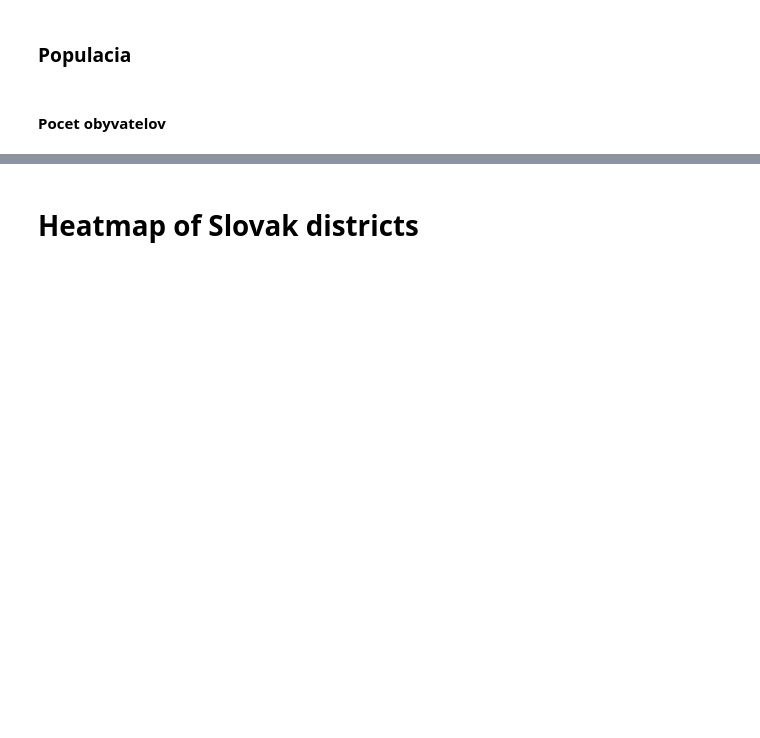
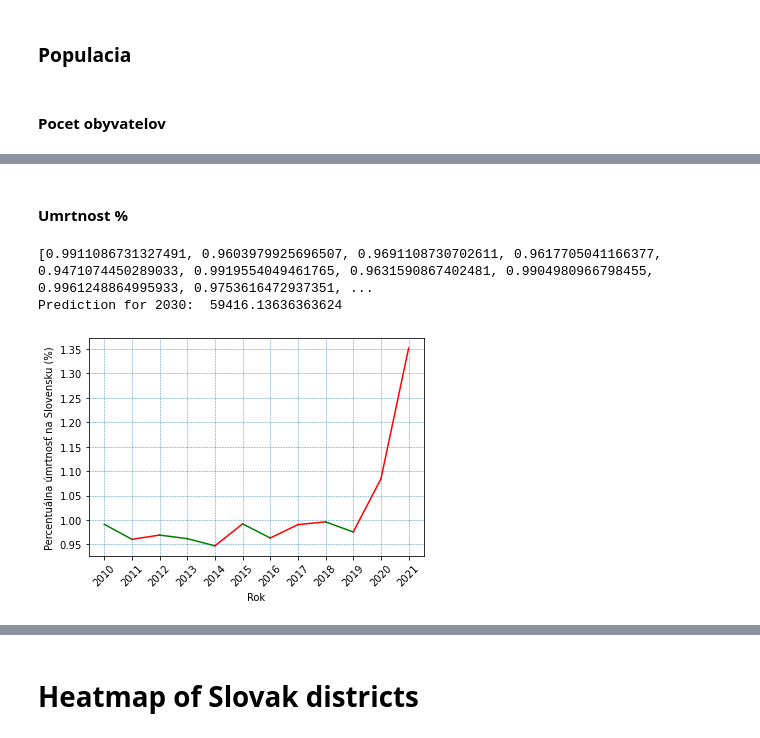
Before and after one commit to samuel-soltys/slovak-analysis, a Jupyter notebook: workbook.ipynb, the cells around one changed output, grey strips where cells are left out. Drawn from its saved outputs; the diff is of its cells as text; code cells hidden in the pictures; blank space fills up the shorter version.

```diff
--- a/workbook.ipynb
+++ b/workbook.ipynb
@@ -239,0 +313,36 @@ plt.savefig("priemerna_zamestnanost_v_case.png", transparent=True, dpi=300)
+# %% [markdown]
+#### Umrtnost %
+# %%
+years_range = range(2010,2022)
+
+# percento zamestnanych vsetkych okresov v case
+umrtnost_na_pocet_obyvatelov_total = []
+zomreti_total = []
+for year in range(2010,2022):
+    umrtnost_na_pocet_obyvatelov_total.append((sum(years[year]["zomreti"])/sum(years[year]["pocet_obyvatelov"])) * 100)
+    zomreti_total.append(sum(years[year]["zomreti"]))
+fig, ax = plt.subplots()
+
+for x1, x2, y1,y2 in zip(years_range, years_range[1:], umrtnost_na_pocet_obyvatelov_total, umrtnost_na_pocet_obyvatelov_total[1:]):
+    if y1 > y2:
+        plt.plot([x1, x2], [y1, y2], 'g')
+    elif y1 < y2:
+        plt.plot([x1, x2], [y1, y2], 'r')
+    else:
+        plt.plot([x1, x2], [y1, y2], 'b')
+print(umrtnost_na_pocet_obyvatelov_total)
+plt.xlabel("Rok")
+plt.ylabel("Percentuálna úmrtnosť na Slovensku (%)")
+plt.xticks(np.arange(2010, 2022, 1.0), rotation=45)
+plt.grid(color = '#458EBC', linestyle = '--', linewidth = 0.5)
+ax.ticklabel_format(style='plain')
+# make a predition for x=2030 year from list y=zomreti_total and x=years_range (not the umrtnost_na_pocet_obyvatelov_total)
+# print(zomreti_total)
+# print(zomreti_total[:-2])
+print("Prediction for 2030: ", np.polyfit(years_range[:-1], zomreti_total[:-1], 1)[0]*2030 + np.polyfit(years_range[:-1], zomreti_total[:-1], 1)[1])
+
+plt.savefig("umrtnost_na_pocet_obyvatelov_cas.png", transparent=True, dpi=300, bbox_inches = 'tight')
+# %% [output]
+[0.9911086731327491, 0.9603979925696507, 0.9691108730702611, 0.9617705041166377, 0.9471074450289033, 0.9919554049461765, 0.9631590867402481, 0.9904980966798455, 0.9961248864995933, 0.9753616472937351, ...
+Prediction for 2030:  59416.13636363624
+[figure, added]
```
Also changed, not shown: parts of 46 cells of this notebook.
